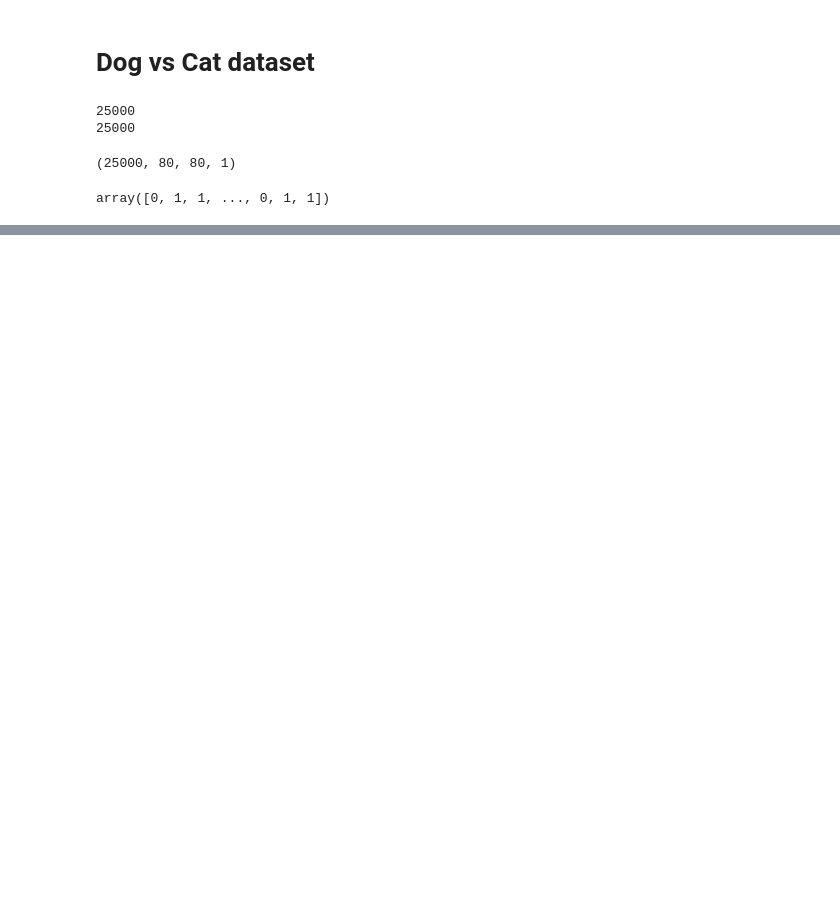
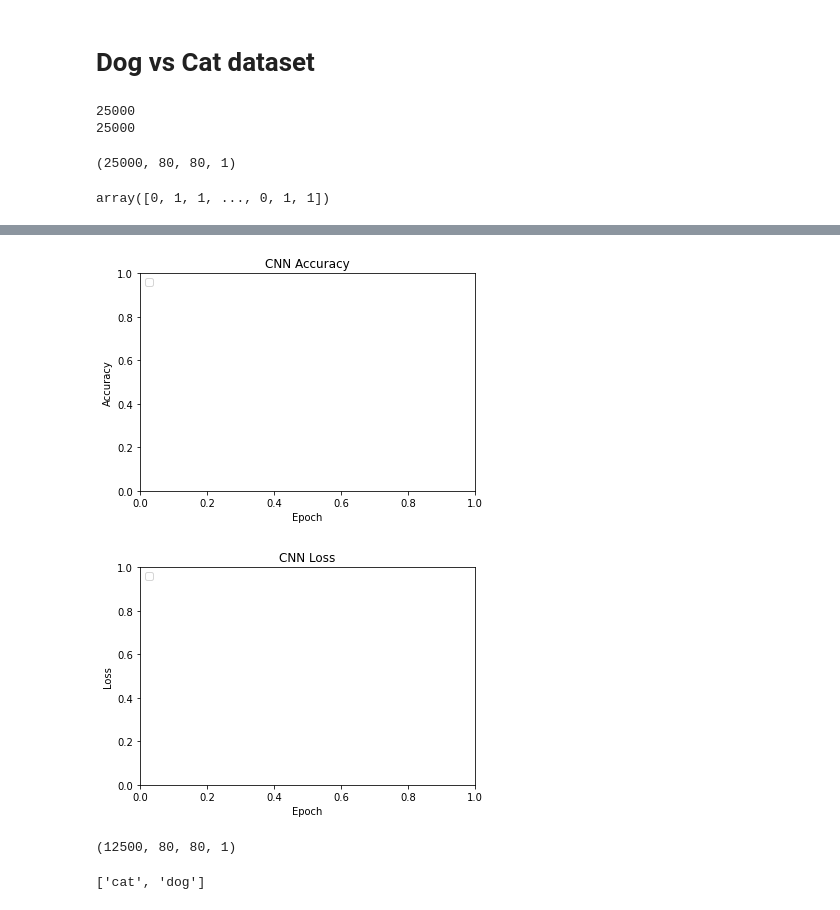
Before and after one commit to dhwanipatel14/Comp-4340-FinalProject, a Jupyter notebook: dataset.ipynb, the cells around one changed output, grey strips where cells are left out. Drawn from its saved outputs; the diff is of its cells as text; code cells hidden in the pictures; blank space fills up the shorter version.

```diff
--- a/dataset.ipynb
+++ b/dataset.ipynb
@@ -62,0 +117,21 @@ array([0, 1, 1, ..., 0, 1, 1])
+# %%
+# Display model stats
+
+# Model Accuracy
+plt.title('CNN Accuracy')
+plt.ylabel('Accuracy')
+plt.xlabel('Epoch')
+
+plt.legend(['train', 'test'], loc='upper left')
+plt.show()
+
+# Model Loss
+plt.title('CNN Loss')
+plt.ylabel('Loss')
+plt.xlabel('Epoch')
+
+plt.legend(['train', 'test'], loc='upper left')
+plt.show()
+# %% [output]
+[figure, added]
+[figure, added]
@@ -62,0 +150,12 @@ array([0, 1, 1, ..., 0, 1, 1])
+# %%
+test_data = tf.keras.utils.normalize(test_data_image, axis=1)
+
+# reshaphing from 3D to 4D
+test_data = np.expand_dims(test_data, axis=-1)
+
+print(test_data.shape)
+labels = list(lb.classes_)
+labels
+# %% [output]
+(12500, 80, 80, 1)
+['cat', 'dog']
```
Also changed, not shown: parts of 6 cells of this notebook.
